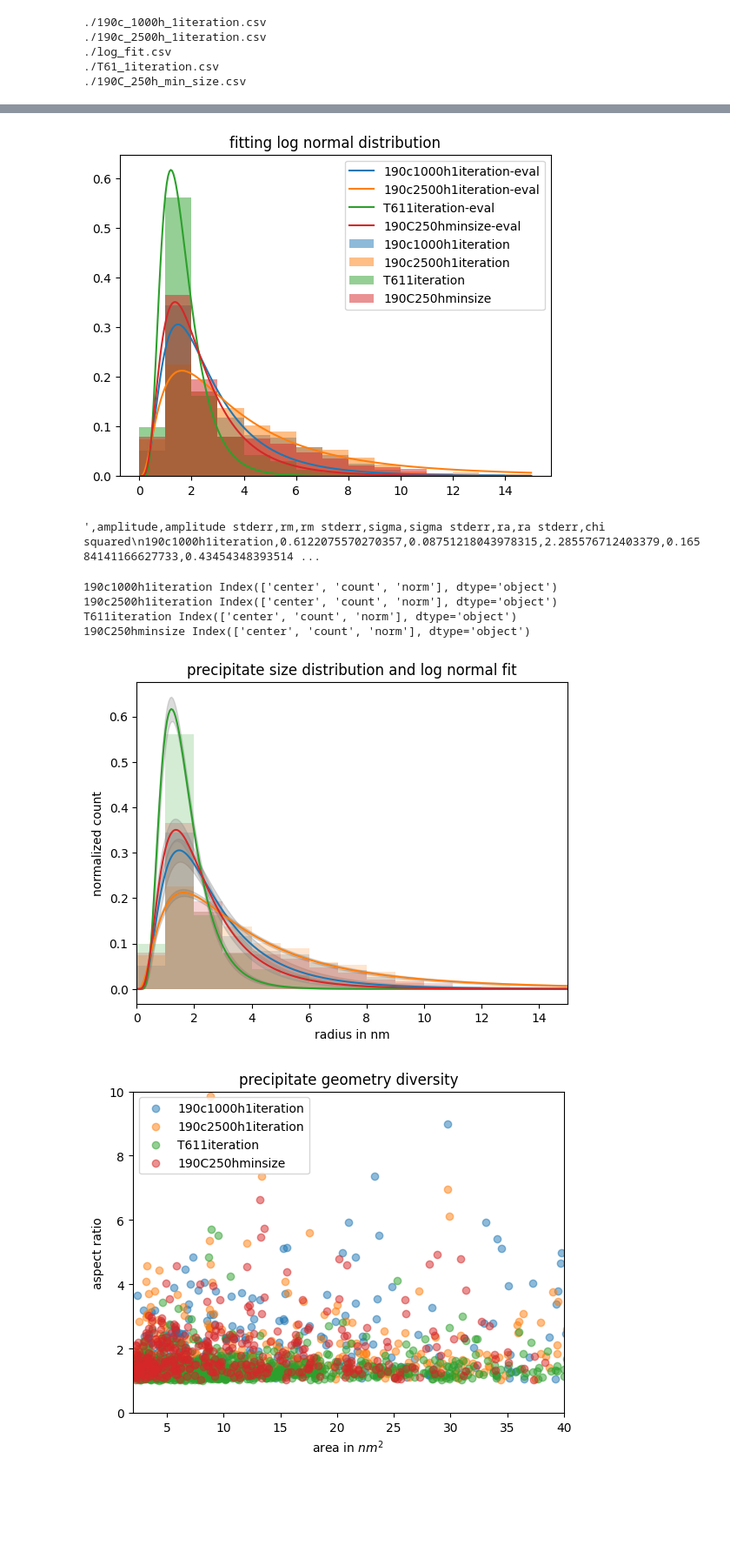
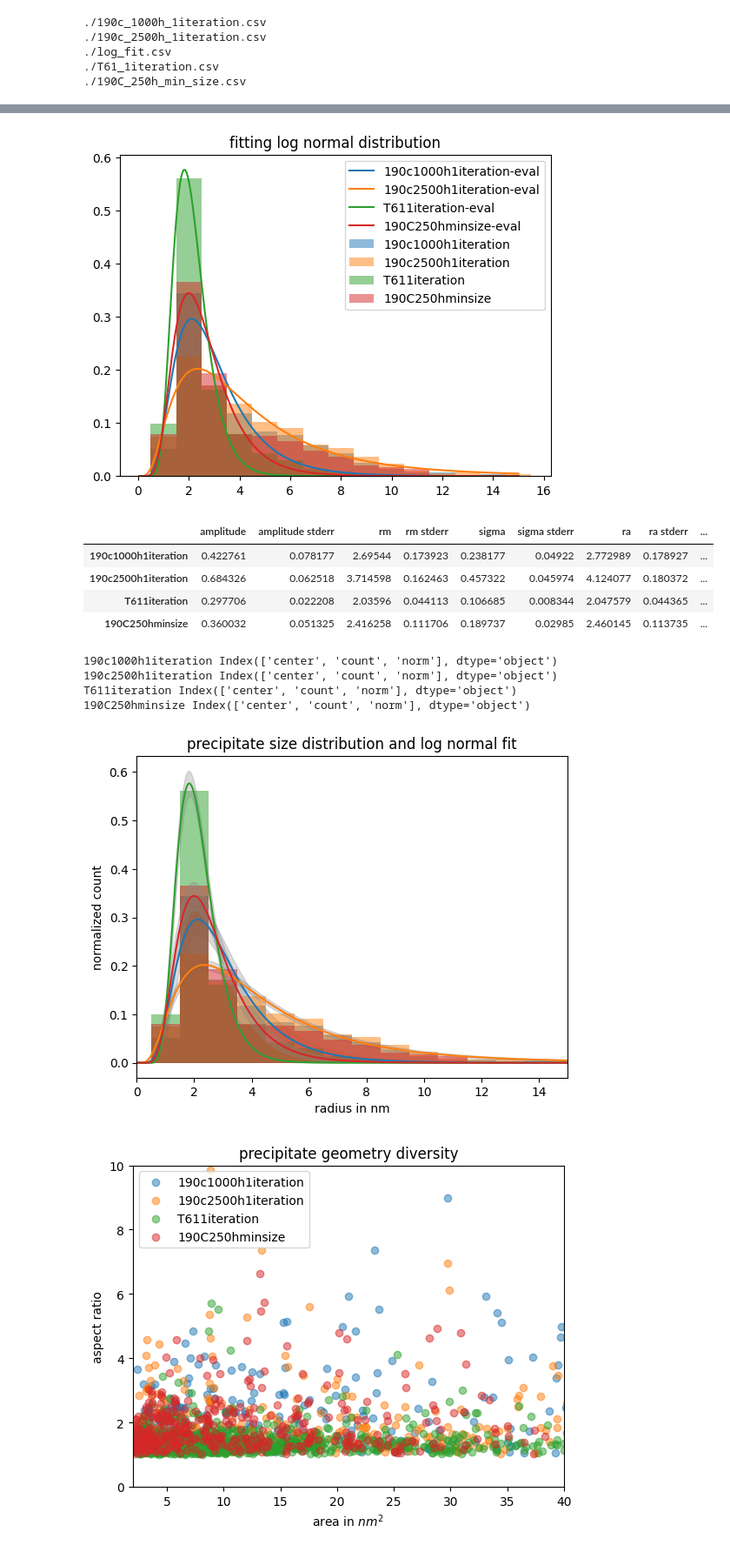
Before and after one commit to BAMresearch/DF-TEM-PAW, a Jupyter notebook: analyse_precepitates_data.ipynb, the cells around one changed output, grey strips where cells are left out. Shown: that part at 87% size. Drawn from its saved outputs; the diff is of its cells as text; code cells hidden in the pictures; blank space fills up the shorter version.

```diff
--- a/analyse_precepitates_data.ipynb
+++ b/analyse_precepitates_data.ipynb
@@ -56,7 +56,7 @@ for file in filenames:
         if col_label_y in filedata.columns:
           id=clean_string(file.rsplit('.',1)[0])
           count, division= np.histogram(filedata[col_label_y],bins=num_bins, range=(0,max_x))
-          hist=pd.DataFrame({'center': np.linspace(bin_width/2,max_x-bin_width/2,num_bins), 'count': count})
+          hist=pd.DataFrame({'center': np.linspace(bin_width,max_x,num_bins), 'count': count})
           hist['norm']=hist['count']/hist['count'].sum()
           datatofit[id]=hist
           data[id]=filedata
@@ -131,34 +131,38 @@ plt.show()
 #tikzplotlib.save("{}.tex".format(title.replace(' ','_')))
 results.to_csv('log_fit.csv')
 # %% [output]
-[figure, old version]
+[figure, new version]
 # %%
-results.to_csv()
+results
 # %% [output]
-',amplitude,amplitude stderr,rm,rm stderr,sigma,sigma stderr,ra,ra stderr,chi squared\n190c1000h1iteration,0.6122075570270357,0.08751218043978315,2.285576712403379,0.16584141166627733,0.43454348393514 ...
+|  | amplitude | amplitude stderr | rm | rm stderr | sigma | sigma stderr | ra | ra stderr | ... |
+| 190c1000h1iteration | 0.422761 | 0.078177 | 2.69544 | 0.173923 | 0.238177 | 0.04922 | 2.772989 | 0.178927 | ... |
+| 190c2500h1iteration | 0.684326 | 0.062518 | 3.714598 | 0.162463 | 0.457322 | 0.045974 | 4.124077 | 0.180372 | ... |
+| T611iteration | 0.297706 | 0.022208 | 2.03596 | 0.044113 | 0.106685 | 0.008344 | 2.047579 | 0.044365 | ... |
+| 190C250hminsize | 0.360032 | 0.051325 | 2.416258 | 0.111706 | 0.189737 | 0.02985 | 2.460145 | 0.113735 | ... |
 # %%
 # plot all histograms and fitted lognormal distributions
 model =models.LognormalModel()
 title='precipitate size distribution and log normal fit'
 for key, value in datatofit.items():
   print(key,value.columns) #width=bin_width, alpha=0.5,
-  plt.bar(value['center'], value['norm'], width=bin_width, alpha=0.2,align='center',label=key)
+  plt.bar(value['center'], value['norm'], width=bin_width, alpha=0.5,align='center',label=key)
   # plt.plot(value[col_label_x],value[col_label_y],label=key)
   plt.title(title)
   plt.xlabel(plot_x_label)
   plt.ylabel(plot_y_label)
   plt.plot(fits[key]['x'], fits[key]['y'],label=key+'-fit')
   plt.fill_between(fits[key]['x'], fits[key]['y']-fits[key]['dely'],
                 fits[key]['y']+fits[key]['dely'], color='#888888',alpha=0.3)
   plt.xlim([0.0, max_x])
   #plt.legend()
   tikzplotlib.save("{}.tex".format(title.replace(' ','_')))
 # %% [output]
 190c1000h1iteration Index(['center', 'count', 'norm'], dtype='object')
 190c2500h1iteration Index(['center', 'count', 'norm'], dtype='object')
 T611iteration Index(['center', 'count', 'norm'], dtype='object')
 190C250hminsize Index(['center', 'count', 'norm'], dtype='object')
-[figure, old version]
+[figure, new version]
 # %%
 #visualize geometry diversity
 title='precipitate geometry diversity'
```
Also changed, not shown: parts of 1 cell of this notebook.
